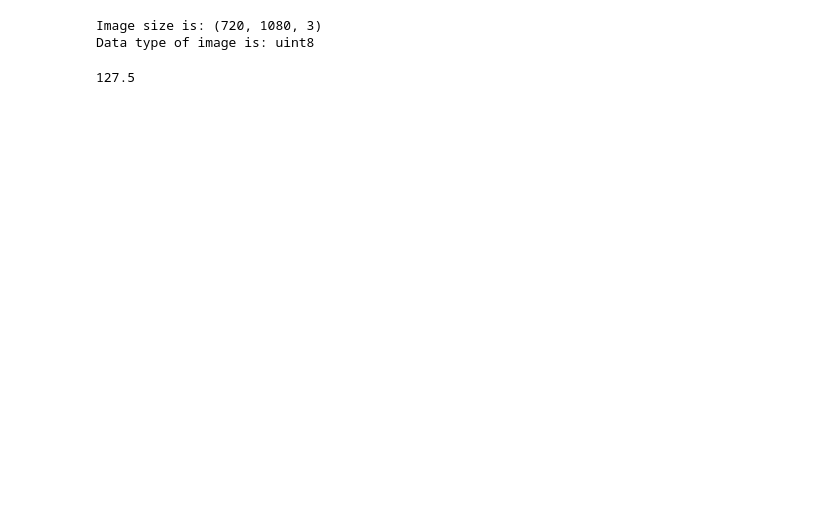
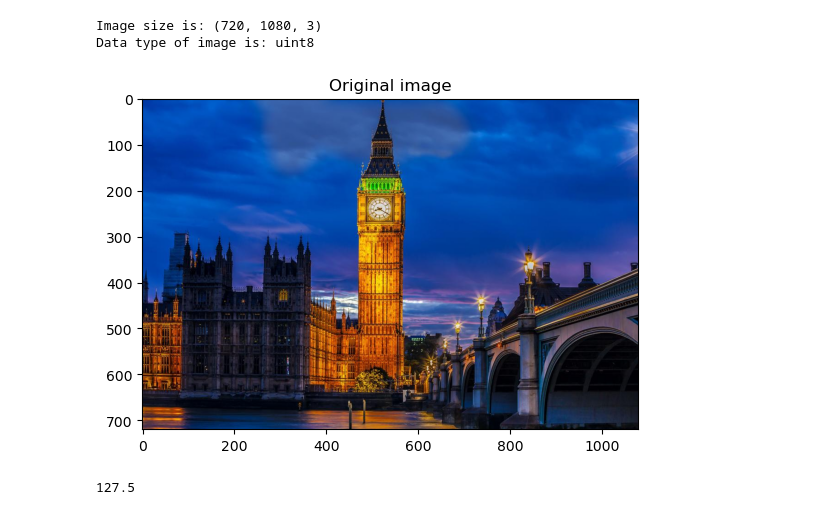
Before and after one commit to yudzu/ComputerVision, a Jupyter notebook: Canny/main.ipynb, the cells around one changed output. Cells and saved outputs as stored; diff of their text form; code cells hidden in the pictures; blank space fills up the shorter version.

```diff
--- a/Canny/main.ipynb
+++ b/Canny/main.ipynb
@@ -1,18 +1,24 @@
 # %%
+import matplotlib.pyplot as plt
 import numpy as np
 import cv2
 
 img = cv2.imread('pattern.jpg', cv2.IMREAD_COLOR)
 
 print("Image size is:", img.shape)
 print("Data type of image is:", img.dtype)
 
-cv2.imshow("Original image",img)
-cv2.waitKey()
-cv2.destroyAllWindows()
+plt.imshow(cv2.cvtColor(img, cv2.COLOR_BGR2RGB))
+plt.title("Original image")
+plt.show()
+
+# cv2.imshow("Original image",img)
+# cv2.waitKey()
+# cv2.destroyAllWindows()
 
 # print(img)
 # %% [output]
 Image size is: (720, 1080, 3)
 Data type of image is: uint8
+[figure, added]
 # %%
```
Also changed, not shown: parts of 2 cells of this notebook.
